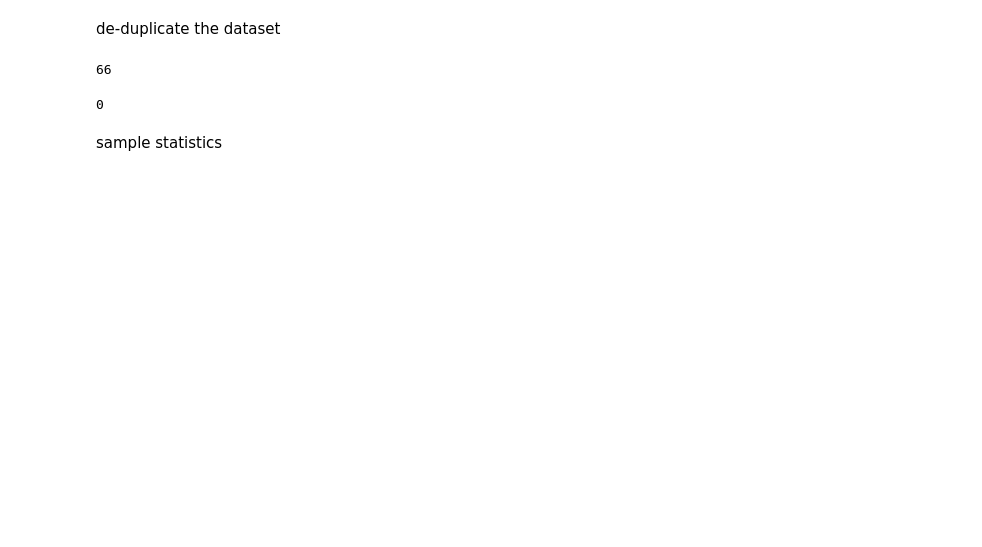
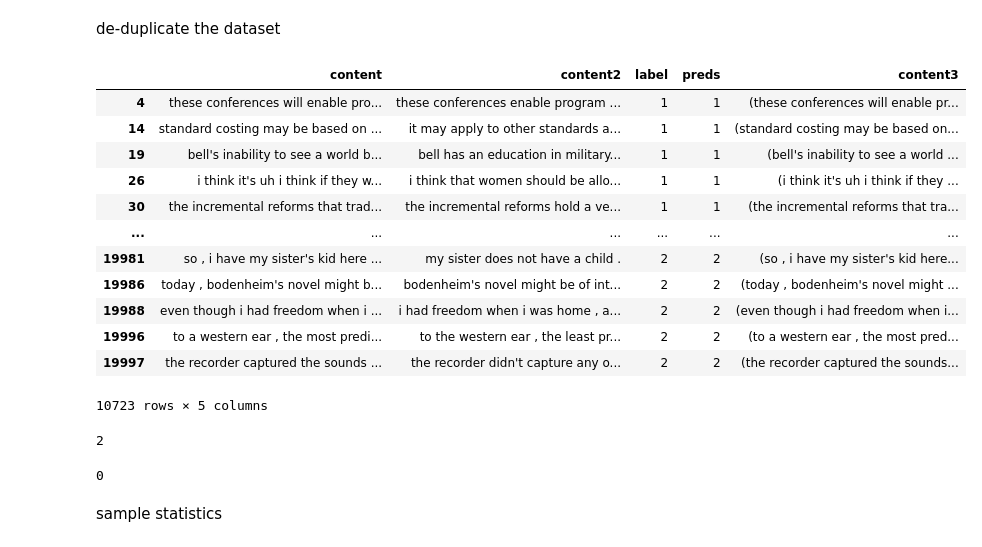
Before and after one commit to gallilmaimon/LUNATC, a Jupyter notebook: data/preprocess data.ipynb, the cells around one changed output. Saved outputs shown, nothing was run; the diff lists cells and outputs as text; code cells hidden in the pictures; blank space fills up the shorter version.

```diff
--- a/data/preprocess data.ipynb
+++ b/data/preprocess data.ipynb
@@ -394,7 +428,9 @@ df_filtered = df[(min_sent_len<=lens)&(lens<=max_sent_len)]
 filter by tp,fp, etc. wanted distribution
 # %%
 tp = df_filtered[(df_filtered.label == 1) & (df_filtered.preds == 1)]
-fp = df_filtered[(df_filtered.label == 0) & (df_filtered.preds == 1)]
+# fp = df_filtered[(df_filtered.label == 0) & (df_filtered.preds == 1)]
 tn = df_filtered[(df_filtered.label == 0) & (df_filtered.preds == 0)]
-fn = df_filtered[(df_filtered.label == 1) & (df_filtered.preds == 0)]
-len(tp), len(fp), len(tn), len(fn)
+# fn = df_filtered[(df_filtered.label == 1) & (df_filtered.preds == 0)]
+tm = df_filtered[(df_filtered.label == 2) & (df_filtered.preds == 2)]  # relevant for MNLI only
+
+# len(tp), len(fp), len(tn), len(fn)
@@ -403,9 +437,9 @@ len(tp), len(fp), len(tn), len(fn)
 # %%
-tp = df_filtered[(df_filtered.label == 1) & (df_filtered.preds == 1)].sample(125, random_state=42)
-fp = df_filtered[(df_filtered.label == 0) & (df_filtered.preds == 1)].sample(125, random_state=42)
-tn = df_filtered[(df_filtered.label == 0) & (df_filtered.preds == 0)].sample(125, random_state=42)
-fn = df_filtered[(df_filtered.label == 1) & (df_filtered.preds == 0)].sample(125, random_state=42)
-df_final = pd.concat([tp, fp, tn, fn])
+# tp = df_filtered[(df_filtered.label == 1) & (df_filtered.preds == 1)].sample(125, random_state=42)
+# fp = df_filtered[(df_filtered.label == 0) & (df_filtered.preds == 1)].sample(125, random_state=42)
+# tn = df_filtered[(df_filtered.label == 0) & (df_filtered.preds == 0)].sample(125, random_state=42)
+# fn = df_filtered[(df_filtered.label == 1) & (df_filtered.preds == 0)].sample(125, random_state=42)
+# df_final = pd.concat([tp, fp, tn, fn])
 # %%
-df_final = pd.concat([tp, fp, tn, fn])
-# df_final = pd.concat([tp, tn])
+# df_final = pd.concat([tp, fp, tn, fn])
+df_final = pd.concat([tp, tn, tm])
@@ -420,7 +458,26 @@ df_final.sample().iloc[0].content
 # %% [markdown]
 de-duplicate the dataset
+# %%
+if "content2" in df_final.columns:
+    df_final["content3"] = list(zip(df_final.content, df_final.content2))
+# %%
+df_final
+# %% [output]
+|  | content | content2 | label | preds | content3 |
+| 4 | these conferences will enable pro... | these conferences enable program ... | 1 | 1 | (these conferences will enable pr... |
+| 14 | standard costing may be based on ... | it may apply to other standards a... | 1 | 1 | (standard costing may be based on... |
+| 19 | bell's inability to see a world b... | bell has an education in military... | 1 | 1 | (bell's inability to see a world ... |
+| 26 | i think it's uh i think if they w... | i think that women should be allo... | 1 | 1 | (i think it's uh i think if they ... |
+| 30 | the incremental reforms that trad... | the incremental reforms hold a ve... | 1 | 1 | (the incremental reforms that tra... |
+| ... | ... | ... | ... | ... | ... |
+| 19981 | so , i have my sister's kid here ... | my sister does not have a child . | 2 | 2 | (so , i have my sister's kid here... |
+| 19986 | today , bodenheim's novel might b... | bodenheim's novel might be of int... | 2 | 2 | (today , bodenheim's novel might ... |
+| 19988 | even though i had freedom when i ... | i had freedom when i was home , a... | 2 | 2 | (even though i had freedom when i... |
+| 19996 | to a western ear , the most predi... | to the western ear , the least pr... | 2 | 2 | (to a western ear , the most pred... |
+| 19997 | the recorder captured the sounds ... | the recorder didn't capture any o... | 2 | 2 | (the recorder captured the sounds... |
+10723 rows × 5 columns
 # %%
-len(df_final) - df_final.content.nunique()
+len(df_final) - df_final.content3.nunique()
 # %% [output]
-66
+2
 # %%
```
Also changed, not shown: parts of 37 cells of this notebook, 8 other files.
